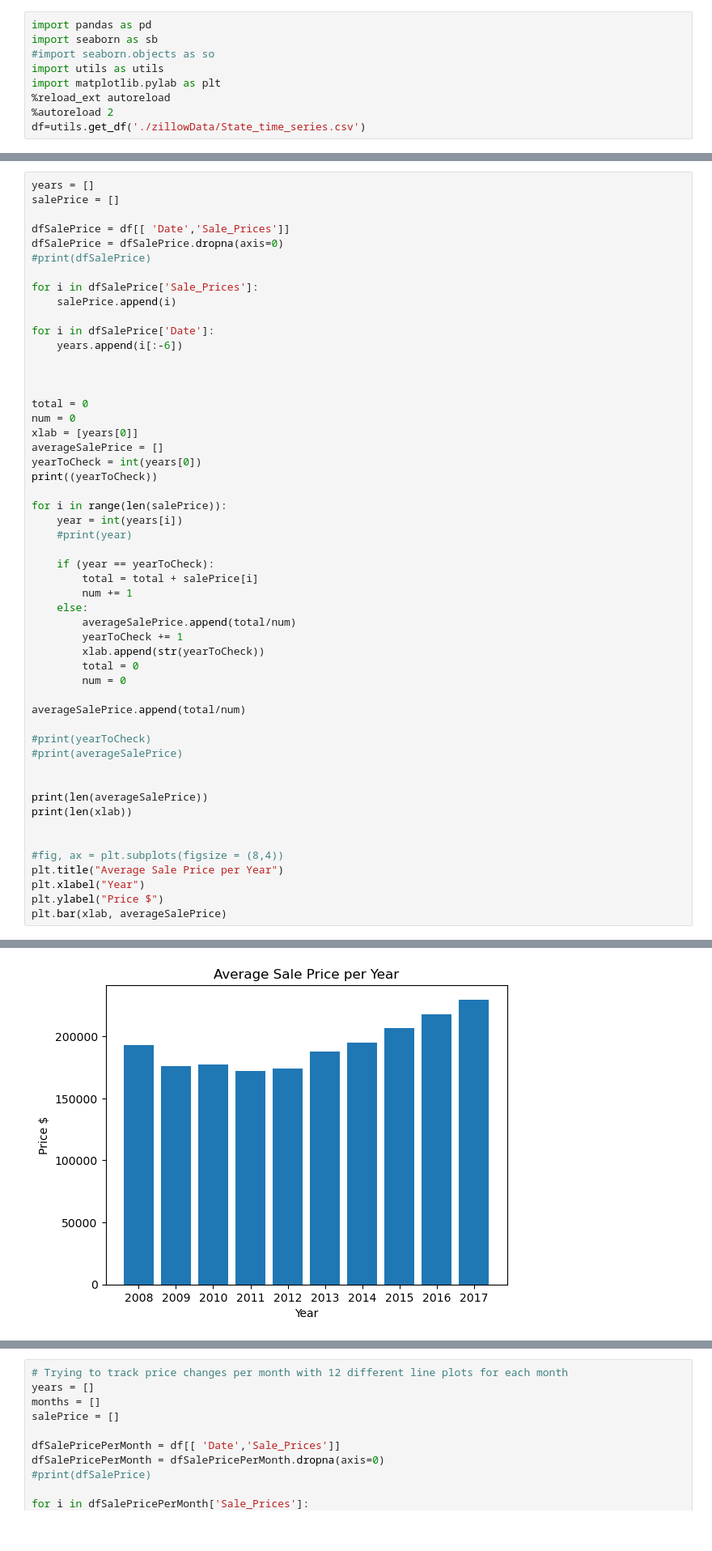
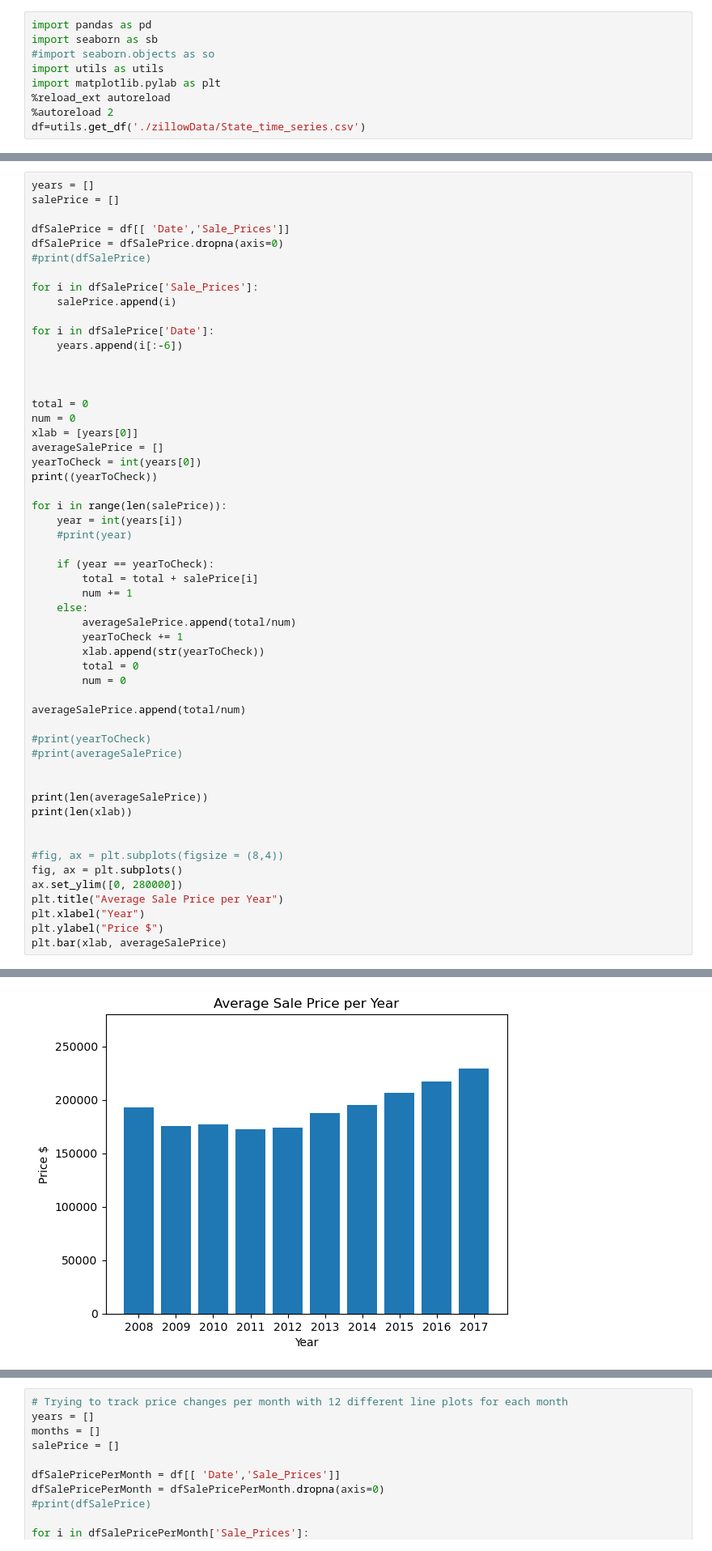
Before and after one commit to MikePlekan/Real-Estate-project, a Jupyter notebook: LookingAtData.ipynb, the cells around one changed output, grey strips where cells are left out. Shown at 81% size. Drawn from its saved outputs; the diff is of its cells as text.

```diff
--- a/LookingAtData.ipynb
+++ b/LookingAtData.ipynb
@@ -143,31 +132,33 @@ for i in range(len(salePrice)):
     if (year == yearToCheck):
         total = total + salePrice[i]
         num += 1
     else:
         averageSalePrice.append(total/num)
         yearToCheck += 1
         xlab.append(str(yearToCheck))
         total = 0
         num = 0
 
 averageSalePrice.append(total/num)
 
 #print(yearToCheck)
 #print(averageSalePrice)
 
 
 print(len(averageSalePrice))
 print(len(xlab))
 
 
 #fig, ax = plt.subplots(figsize = (8,4))
+fig, ax = plt.subplots()
+ax.set_ylim([0, 280000])
 plt.title("Average Sale Price per Year")
 plt.xlabel("Year")
 plt.ylabel("Price $")
 plt.bar(xlab, averageSalePrice)
 # %% [output]
 2008
 10
 10
 <BarContainer object of 10 artists>
-[figure, old version]
+[figure, new version]
```
Also changed, not shown: parts of 13 cells of this notebook.
